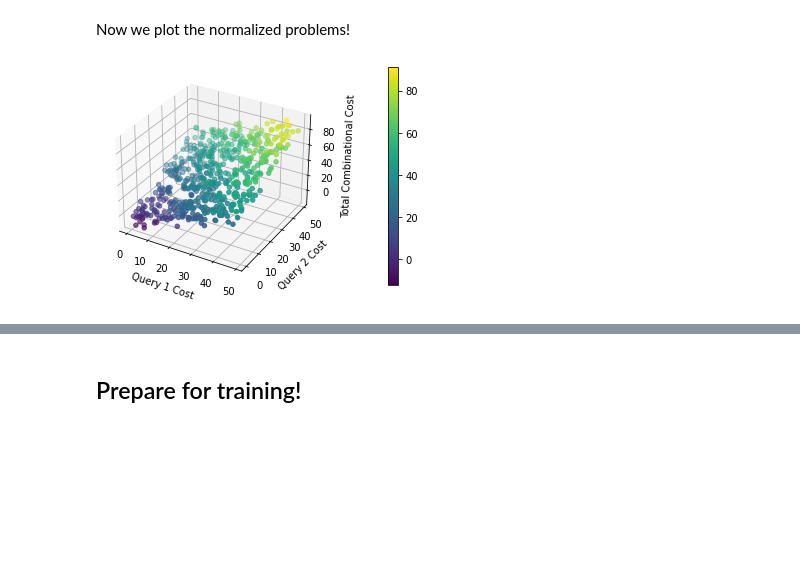
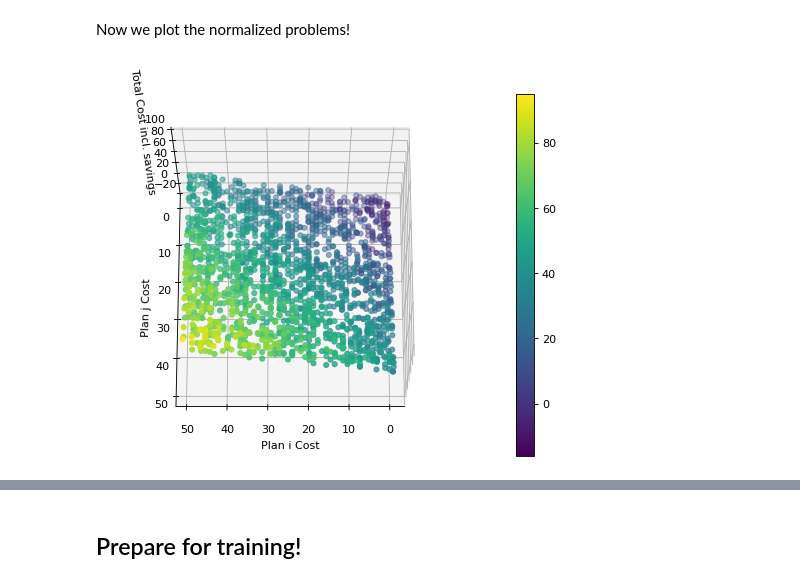
Before and after one commit to RicardoMonteiroSimoes/Quantum-Machine-Learning, a Jupyter notebook: code/mqo/qnn_mqo_workflow_design.ipynb, the cells around one changed output, grey strips where cells are left out. Saved outputs shown, nothing was run; the diff lists cells and outputs as text; code cells hidden in the pictures; blank space fills up the shorter version.

Commit message:
making data plots better

```diff
--- a/code/mqo/qnn_mqo_workflow_design.ipynb
+++ b/code/mqo/qnn_mqo_workflow_design.ipynb
@@ -33,7 +33,7 @@ def create_savings(nr_of_queries, nr_of_plans):
 
     return savings
 # %%
-n_problems = 150
+n_problems = 500
 problems = []
 
 n_qubits = 4
@@ -212,14 +212,15 @@ x_s, y_s, z_s = to_plot_axes(n_values)
 # %% [markdown]
 Now we plot the normalized problems!
 # %%
-fig = plt.figure()
+fig = plt.figure(figsize=(8, 6), dpi=80)
 ax = fig.add_subplot(projection='3d')
 plot = ax.scatter(x, y, z, c=z)
-cb = plt.colorbar(plot, pad=0.2)
-ax.set_xlabel('Query 1 Cost')
-ax.set_ylabel('Query 2 Cost')
-ax.set_zlabel('Total Combinational Cost')
+cb = plt.colorbar(plot, pad=0.1)
+ax.set_xlabel('Plan i Cost')
+ax.set_ylabel('Plan j Cost')
+ax.set_zlabel('Total Cost incl. savings')
+ax.view_init(azim=90, elev=70)
 plt.show()
 # %% [output]
-[figure, old version]
+[figure, new version]
 # %%
```
Also changed, not shown: parts of 1 cell of this notebook.
